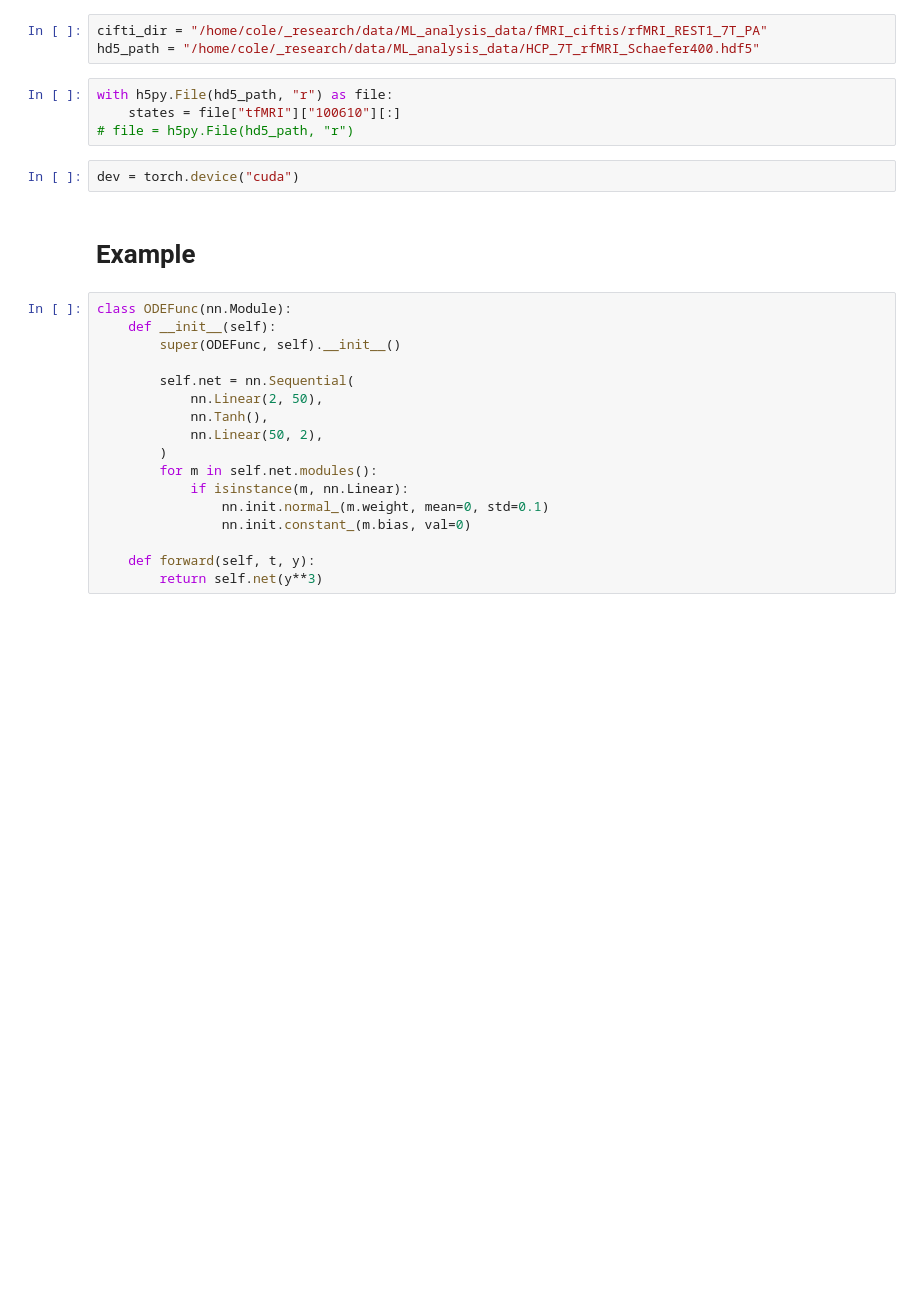
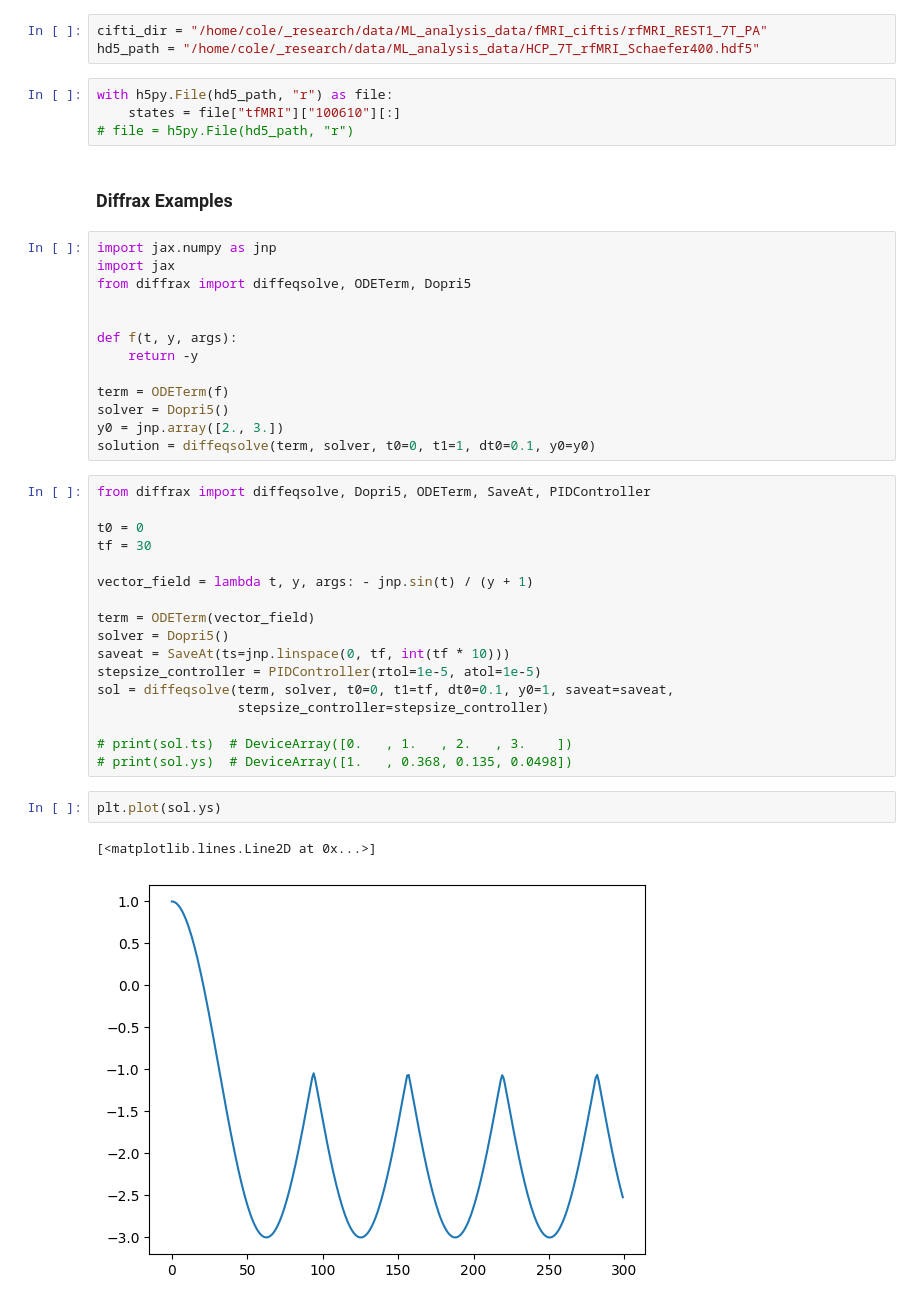
Before and after one commit to cole-khamnei/nctpy-accel, a Jupyter notebook: notebooks/NCT_ODE_EDA.ipynb, the cells around one changed output. Saved outputs shown, nothing was run; the diff lists cells and outputs as text; blank space fills up the shorter version.

```diff
--- a/notebooks/NCT_ODE_EDA.ipynb
+++ b/notebooks/NCT_ODE_EDA.ipynb
@@ -16,24 +18,40 @@ hd5_path = "/home/cole/_research/data/ML_analysis_data/HCP_7T_rfMRI_Schaefer400.
 with h5py.File(hd5_path, "r") as file:
     states = file["tfMRI"]["100610"][:]
 # file = h5py.File(hd5_path, "r")
-# %%
-dev = torch.device("cuda")
 # %% [markdown]
-# Example
+### Diffrax Examples
 # %%
-class ODEFunc(nn.Module):
-    def __init__(self):
-        super(ODEFunc, self).__init__()
+import jax.numpy as jnp
+import jax
+from diffrax import diffeqsolve, ODETerm, Dopri5
 
-        self.net = nn.Sequential(
-            nn.Linear(2, 50),
-            nn.Tanh(),
-            nn.Linear(50, 2),
-        )
-        for m in self.net.modules():
-            if isinstance(m, nn.Linear):
-                nn.init.normal_(m.weight, mean=0, std=0.1)
-                nn.init.constant_(m.bias, val=0)
 
-    def forward(self, t, y):
-        return self.net(y**3)
+def f(t, y, args):
+    return -y
+
+term = ODETerm(f)
+solver = Dopri5()
+y0 = jnp.array([2., 3.])
+solution = diffeqsolve(term, solver, t0=0, t1=1, dt0=0.1, y0=y0)
+# %%
+from diffrax import diffeqsolve, Dopri5, ODETerm, SaveAt, PIDController
+
+t0 = 0
+tf = 30
+
+vector_field = lambda t, y, args: - jnp.sin(t) / (y + 1)
+
+term = ODETerm(vector_field)
+solver = Dopri5()
+saveat = SaveAt(ts=jnp.linspace(0, tf, int(tf * 10)))
+stepsize_controller = PIDController(rtol=1e-5, atol=1e-5)
+sol = diffeqsolve(term, solver, t0=0, t1=tf, dt0=0.1, y0=1, saveat=saveat,
+                  stepsize_controller=stepsize_controller)
+
+# print(sol.ts)  # DeviceArray([0.   , 1.   , 2.   , 3.    ])
+# print(sol.ys)  # DeviceArray([1.   , 0.368, 0.135, 0.0498])
+# %%
+plt.plot(sol.ys)
+# %% [output]
+[<matplotlib.lines.Line2D at 0x...>]
+[figure, added]
```
Also changed, not shown: parts of 39 cells of this notebook, 3 other files.
